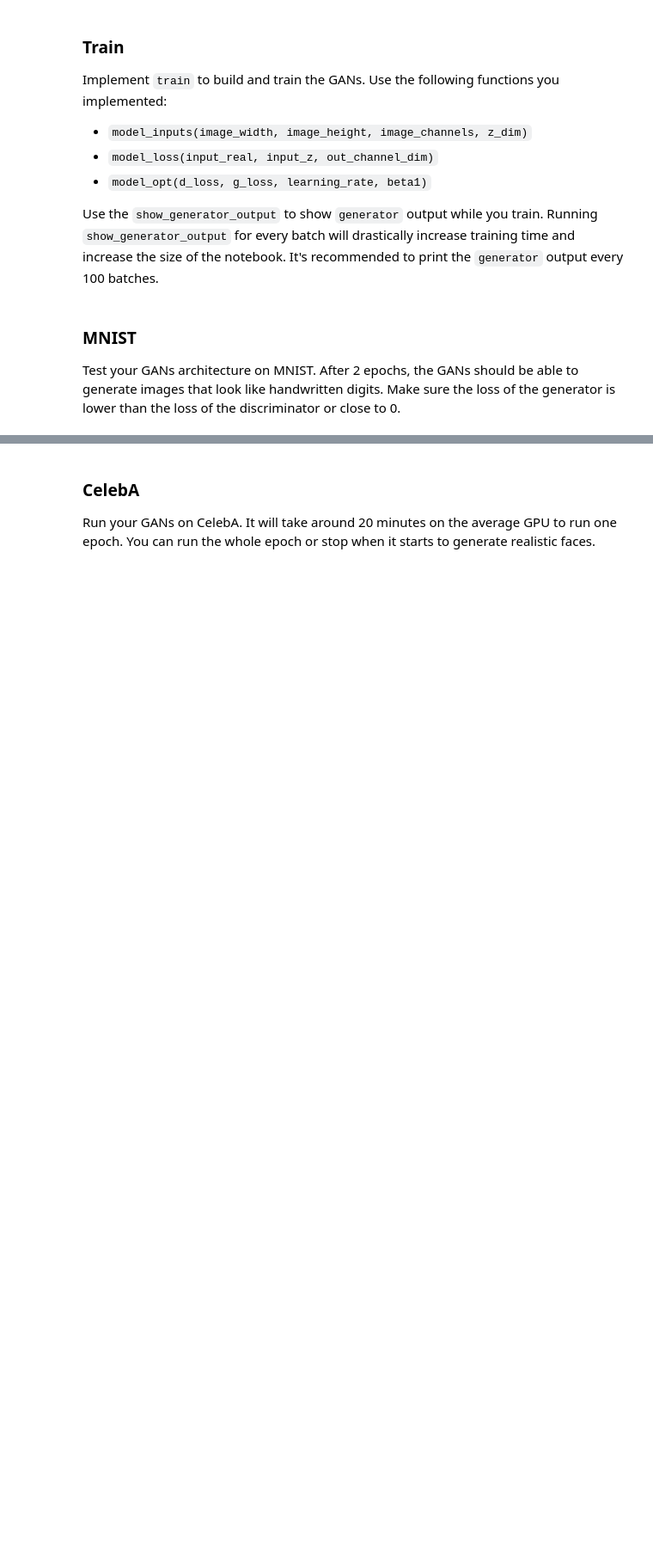
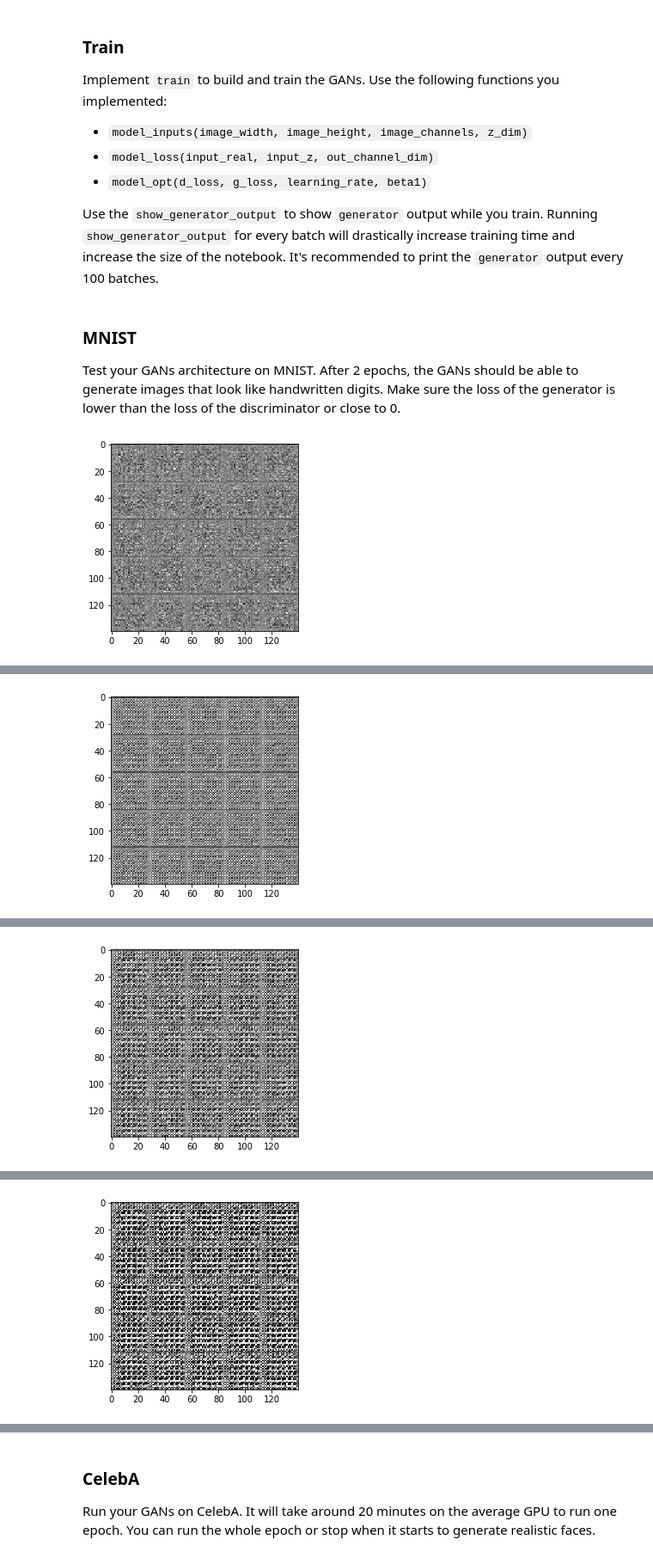
Before and after one commit to Ric01/generate-faces, a Jupyter notebook: dlnd_face_generation.ipynb, the cells around one changed output, grey strips where cells are left out. Shown at 86% size. Cells and saved outputs as stored; diff of their text form; code cells hidden in the pictures; blank space fills up the shorter version.

```diff
--- a/dlnd_face_generation.ipynb
+++ b/dlnd_face_generation.ipynb
@@ -307,29 +359,62 @@ def train(epoch_count, batch_size, z_dim, learning_rate, beta1, get_batches, dat
     :param data_image_mode: The image mode to use for images ("RGB" or "L")
     """
     # TODO: Build Model
+    input_real, input_z, lr = model_inputs(data_shape[1], data_shape[2], data_shape[3], z_dim)
+    d_loss, g_loss = model_loss(input_real, input_z, data_shape[3])
+    d_opt, g_opt = model_opt(d_loss, g_loss, learning_rate, beta1)
 
+
+    loop_count = 0
+    gen_out_period = 100
+    loss_out_period = 10
 
     with tf.Session() as sess:
         sess.run(tf.global_variables_initializer())
         for epoch_i in range(epoch_count):
             for batch_images in get_batches(batch_size):
-                # TODO: Train Model
+
+                #1 Get images, reshape and pass to discriminator (rescale from 0.5 to 1 max values)
+                batch_images = batch_images.reshape(batch_size, data_shape[1], data_shape[2], data_shape[3])
+                batch_images = batch_images* 2
+
+                #2 Sample random noise for generator
+                batch_z = np.random.uniform(-1, 1, size=(batch_size, z_dim))
+
+                #3 Run the optimizers
+                _ = sess.run(d_opt, feed_dict={input_real : batch_images, input_z : batch_z, lr:learning_rate})
+                _ = sess.run(g_opt, feed_dict={input_z : batch_z, input_real: batch_images,lr:learning_rate})
+
+                #4 print every gen_out_period
+                if(loop_count%gen_out_period == 0):
+                    #print generated output
+                    show_generator_output(sess, 25, input_z, data_shape[3], data_image_mode)
+                if(loop_count%(loss_out_period) == 0):
+                    #print losses
+                    train_loss_d = d_loss.eval({input_z: batch_z, input_real: batch_images, lr:learning_rate})
+                    train_loss_g = g_loss.eval({input_z: batch_z, lr:learning_rate})
+                    print("Epoch {}/{}...".format(epoch_i+1, epoch_count),
+                          "Discriminator Loss: {:.4f}...".format(train_loss_d),
+                          "Generator Loss: {:.4f}".format(train_loss_g))
+
+                loop_count += 1
 # %% [markdown]
 ### MNIST
 Test your GANs architecture on MNIST.  After 2 epochs, the GANs should be able to generate images that look like handwritten digits.  Make sure the loss of the generator is lower than the loss of the discriminator or close to 0.
 # %%
-batch_size = None
-z_dim = None
-learning_rate = None
-beta1 = None
+batch_size = 128
+z_dim = 100
+learning_rate = 0.00001
+beta1 = 0.5
 
 
 """
 DON'T MODIFY ANYTHING IN THIS CELL THAT IS BELOW THIS LINE
 """
 epochs = 2
 
 mnist_dataset = helper.Dataset('mnist', glob(os.path.join(data_dir, 'mnist/*.jpg')))
 with tf.Graph().as_default():
     train(epochs, batch_size, z_dim, learning_rate, beta1, mnist_dataset.get_batches,
           mnist_dataset.shape, mnist_dataset.image_mode)
+# %% [output]
+[figure, added]
@@ -335,0 +431 @@ with tf.Graph().as_default():
+[figure, added]
@@ -335,0 +442 @@ with tf.Graph().as_default():
+[figure, added]
@@ -335,0 +453 @@ with tf.Graph().as_default():
+[figure, added]
```
Also changed, not shown: parts of 8 cells of this notebook.
